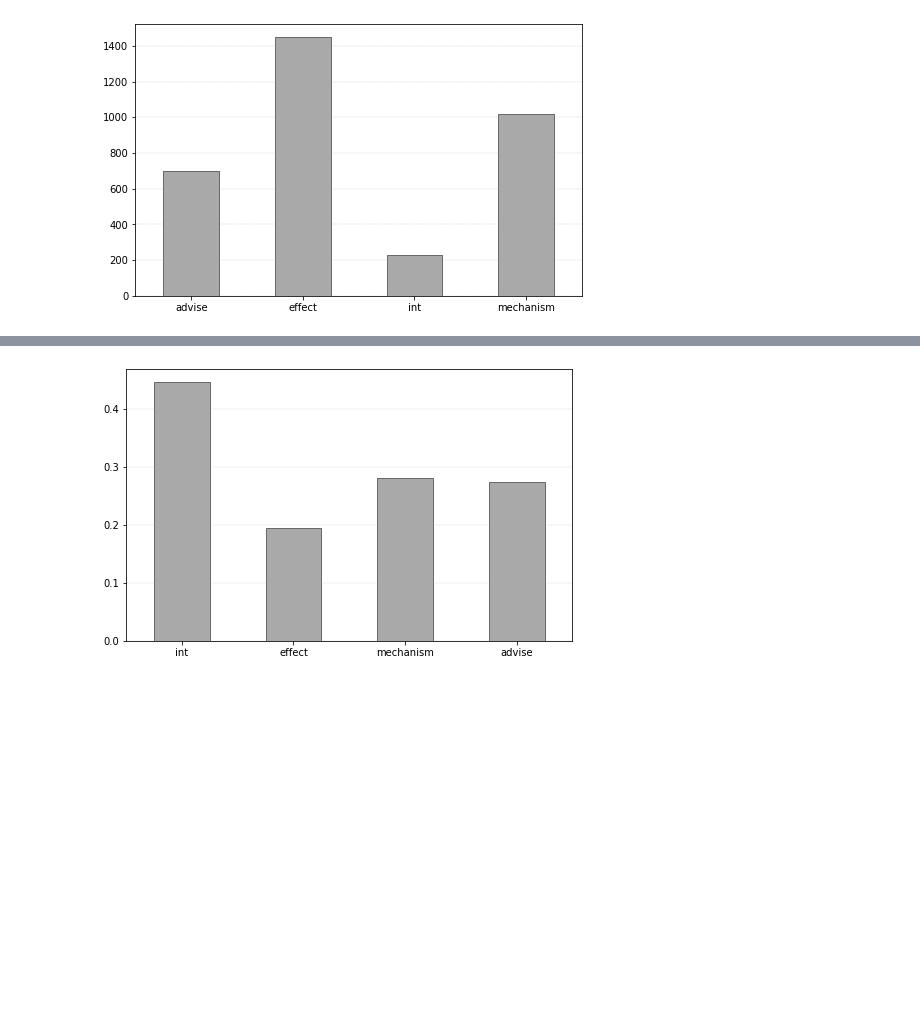
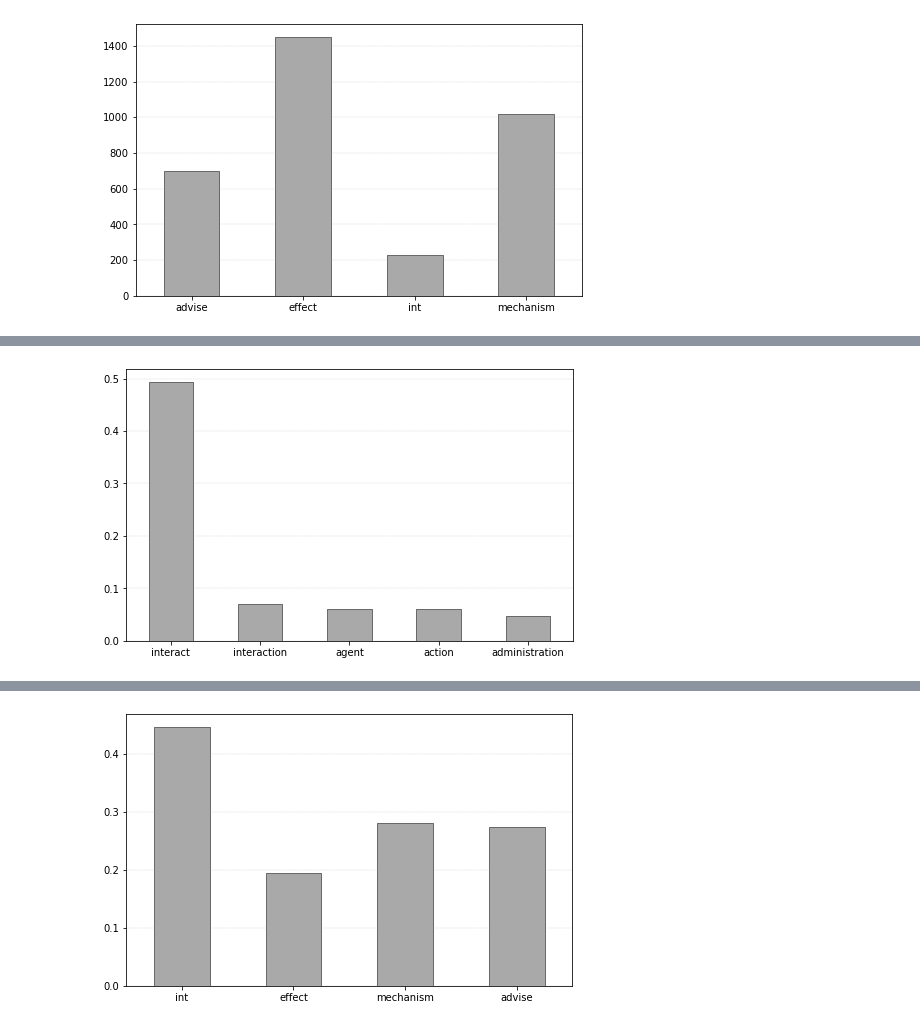
Before and after one commit to mponsclo/Advanced_Human_Language_Technologies, a Jupyter notebook: 2. DDI/EDA.ipynb, the cells around one changed output, grey strips where cells are left out. Drawn from its saved outputs; the diff is of its cells as text; code cells hidden in the pictures; blank space fills up the shorter version.

```diff
--- a/2. DDI/EDA.ipynb
+++ b/2. DDI/EDA.ipynb
@@ -280,0 +253,8 @@ df_int.head()
+# %%
+words = df_int['head_e1'].value_counts()/int_count
+ax = words[:5].plot.bar(figsize = (8,5), rot=0, legend = False, color='darkgrey', edgecolor='dimgray')
+ax.set_xlabel("")
+ax.yaxis.grid(color='darkgrey', linestyle=':', linewidth=0.4)
+#plt.savefig('int_e1_h.png', bbox_inches = 'tight', pad_inches = 0.05)
+# %% [output]
+[figure, added]
```
Also changed, not shown: parts of 10 cells of this notebook, 10 other files.
